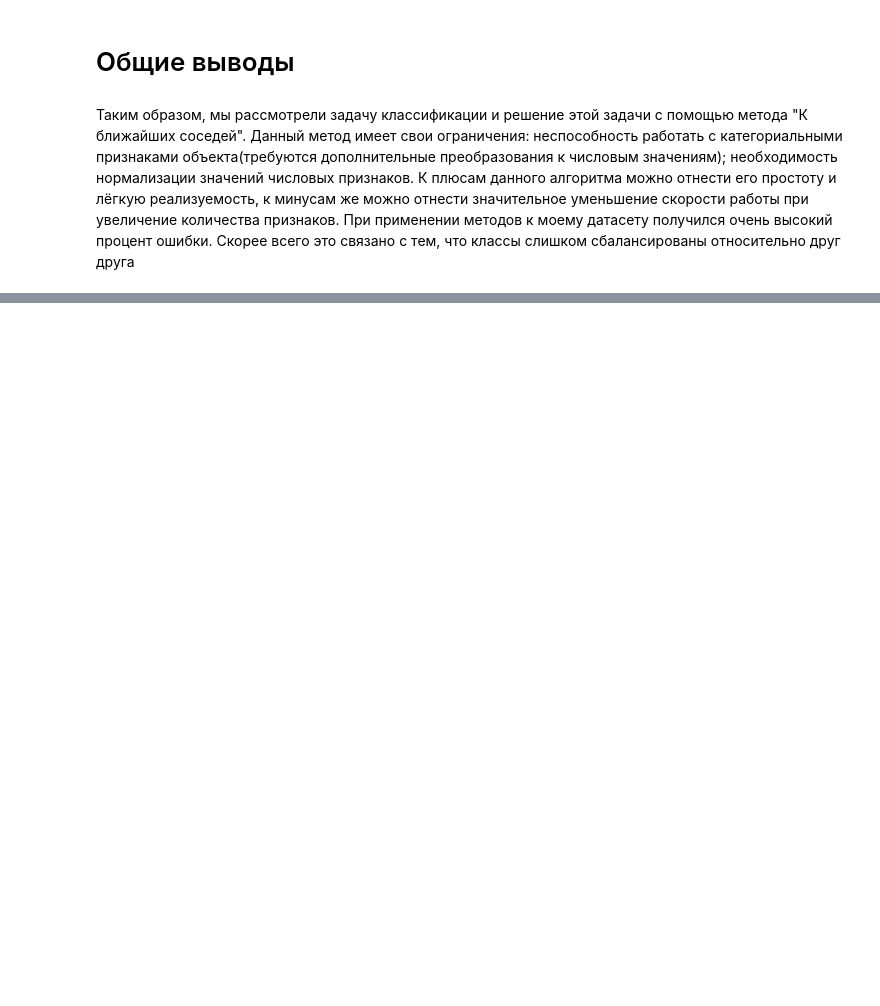
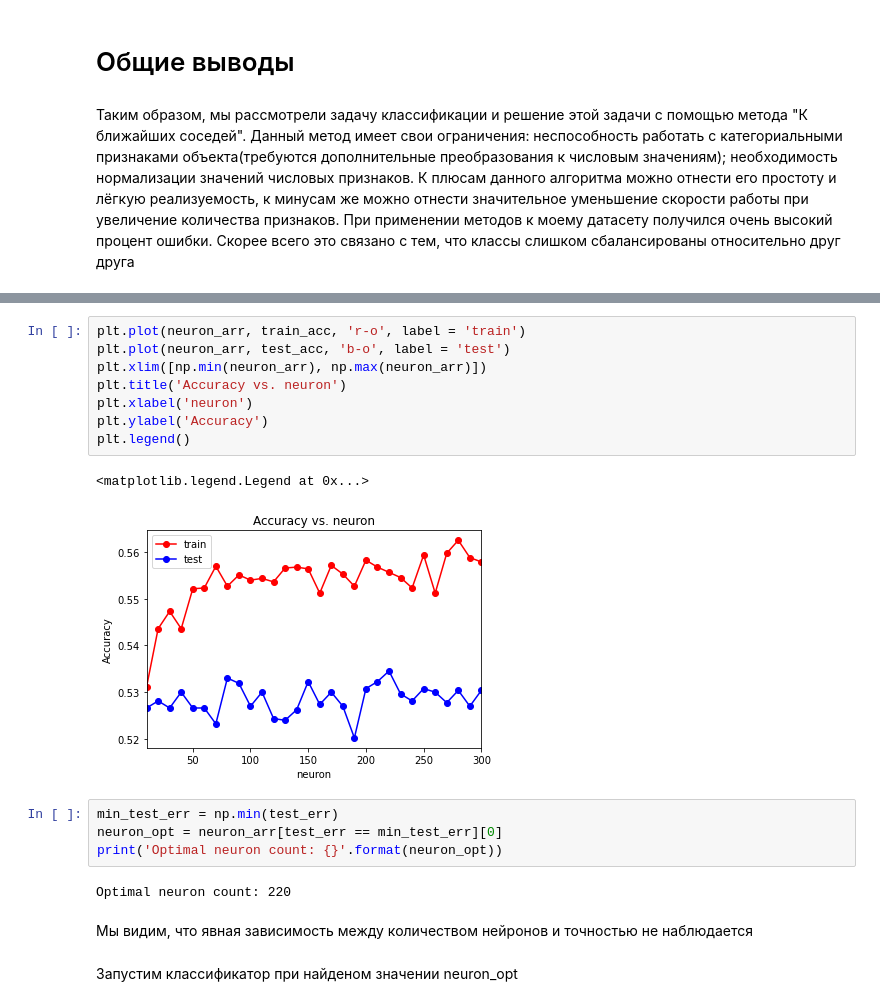
Before and after one commit to sergey-makarichev/Machine-Learning, a Jupyter notebook: Classification.ipynb, the cells around one changed output, grey strips where cells are left out. Drawn from its saved outputs; the diff is of its cells as text; blank space fills up the shorter version.

```diff
--- a/Classification.ipynb
+++ b/Classification.ipynb
@@ -524,0 +753,21 @@ print(err_train, err_test)
+# %%
+plt.plot(neuron_arr, train_acc, 'r-o', label = 'train')
+plt.plot(neuron_arr, test_acc, 'b-o', label = 'test')
+plt.xlim([np.min(neuron_arr), np.max(neuron_arr)])
+plt.title('Accuracy vs. neuron')
+plt.xlabel('neuron')
+plt.ylabel('Accuracy')
+plt.legend()
+# %% [output]
+<matplotlib.legend.Legend at 0x...>
+[figure, added]
+# %%
+min_test_err = np.min(test_err)
+neuron_opt = neuron_arr[test_err == min_test_err][0]
+print('Optimal neuron count: {}'.format(neuron_opt))
+# %% [output]
+Optimal neuron count: 220
+# %% [markdown]
+Мы видим, что явная зависимость между количеством нейронов и точностью не наблюдается
+# %% [markdown]
+Запустим классификатор при найденом значении neuron_opt
```
Also changed, not shown: parts of 55 cells of this notebook.
